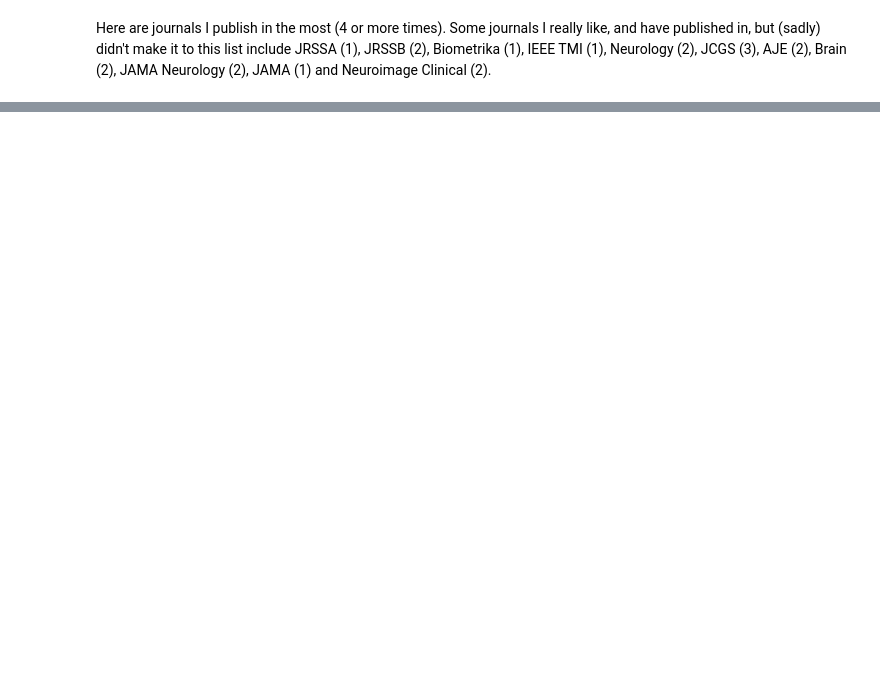
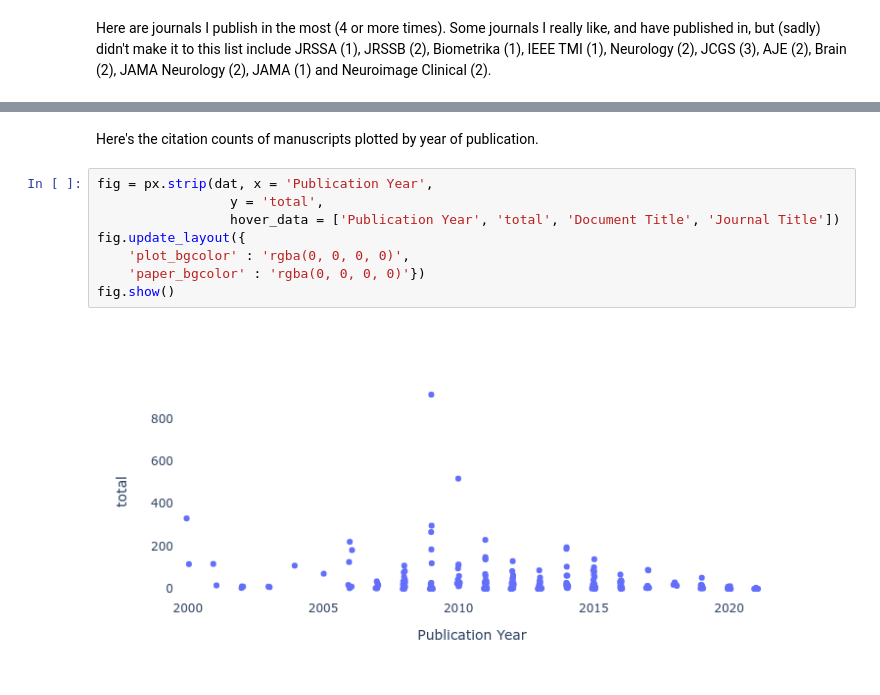
Before and after one commit to bcaffo/cv, a Jupyter notebook: cvJupyter.ipynb, the cells around one changed output, grey strips where cells are left out. Drawn from its saved outputs; the diff is of its cells as text; blank space fills up the shorter version.

```diff
--- a/cvJupyter.ipynb
+++ b/cvJupyter.ipynb
@@ -129,0 +157,12 @@ authors[1 : 15]
+# %% [markdown]
+Here's the citation counts of manuscripts plotted by year of publication.
+# %%
+fig = px.strip(dat, x = 'Publication Year',
+                 y = 'total',
+                 hover_data = ['Publication Year', 'total', 'Document Title', 'Journal Title'])
+fig.update_layout({
+    'plot_bgcolor' : 'rgba(0, 0, 0, 0)',
+    'paper_bgcolor' : 'rgba(0, 0, 0, 0)'})
+fig.show()
+# %% [output]
+[figure, added]
```
Also changed, not shown: parts of 13 cells of this notebook, 2 other files.
